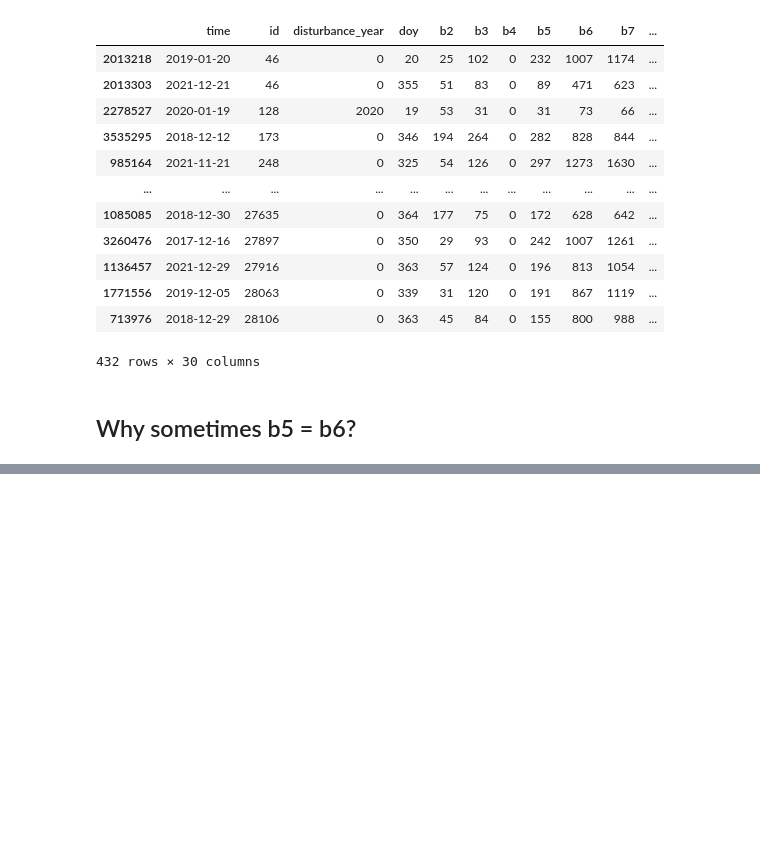
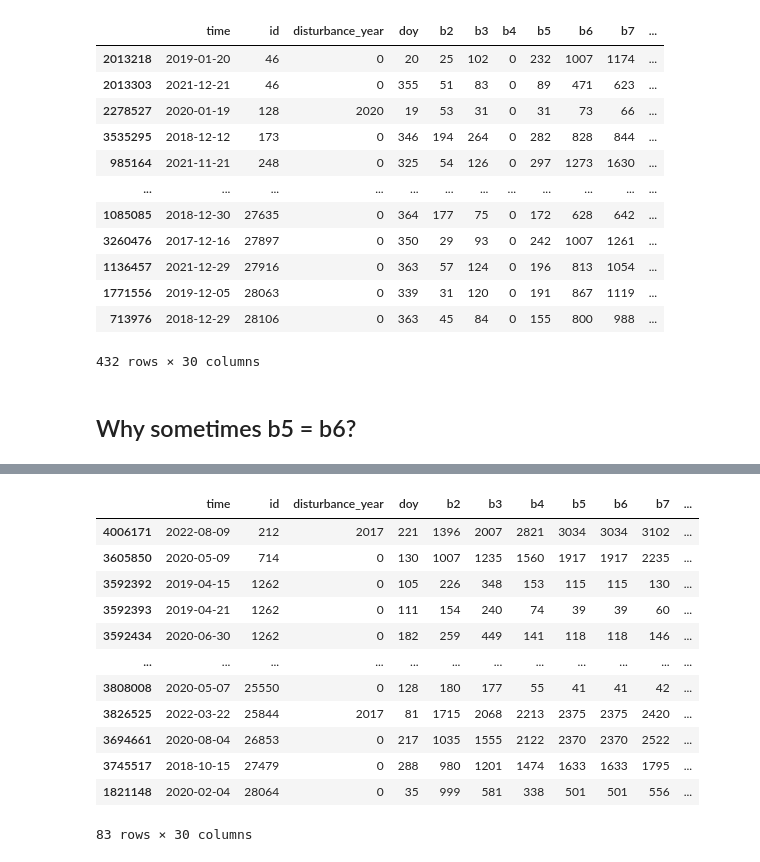
Before and after one commit to RafaelRiesle/tree_classification, a Jupyter notebook: notebooks/evelin/analysis_spectral_bands.ipynb, the cells around one changed output, grey strips where cells are left out. Drawn from its saved outputs; the diff is of its cells as text; code cells hidden in the pictures; blank space fills up the shorter version.

```diff
--- a/notebooks/evelin/analysis_spectral_bands.ipynb
+++ b/notebooks/evelin/analysis_spectral_bands.ipynb
@@ -71 +78,17 @@ df[ (df["mcari"] == np.inf)] # b4 = 0 does not make sense, maybe anomaly?
+# %%
+df[df["b6"] == df["b5"]]
+# %% [output]
+|  | time | id | disturbance_year | doy | b2 | b3 | b4 | b5 | b6 | b7 | ... |
+| 4006171 | 2022-08-09 | 212 | 2017 | 221 | 1396 | 2007 | 2821 | 3034 | 3034 | 3102 | ... |
+| 3605850 | 2020-05-09 | 714 | 0 | 130 | 1007 | 1235 | 1560 | 1917 | 1917 | 2235 | ... |
+| 3592392 | 2019-04-15 | 1262 | 0 | 105 | 226 | 348 | 153 | 115 | 115 | 130 | ... |
+| 3592393 | 2019-04-21 | 1262 | 0 | 111 | 154 | 240 | 74 | 39 | 39 | 60 | ... |
+| 3592434 | 2020-06-30 | 1262 | 0 | 182 | 259 | 449 | 141 | 118 | 118 | 146 | ... |
+| ... | ... | ... | ... | ... | ... | ... | ... | ... | ... | ... | ... |
+| 3808008 | 2020-05-07 | 25550 | 0 | 128 | 180 | 177 | 55 | 41 | 41 | 42 | ... |
+| 3826525 | 2022-03-22 | 25844 | 2017 | 81 | 1715 | 2068 | 2213 | 2375 | 2375 | 2420 | ... |
+| 3694661 | 2020-08-04 | 26853 | 0 | 217 | 1035 | 1555 | 2122 | 2370 | 2370 | 2522 | ... |
+| 3745517 | 2018-10-15 | 27479 | 0 | 288 | 980 | 1201 | 1474 | 1633 | 1633 | 1795 | ... |
+| 1821148 | 2020-02-04 | 28064 | 0 | 35 | 999 | 581 | 338 | 501 | 501 | 556 | ... |
+83 rows × 30 columns
 # %%
```
Also changed, not shown: parts of 26 cells of this notebook, 1 other file.
